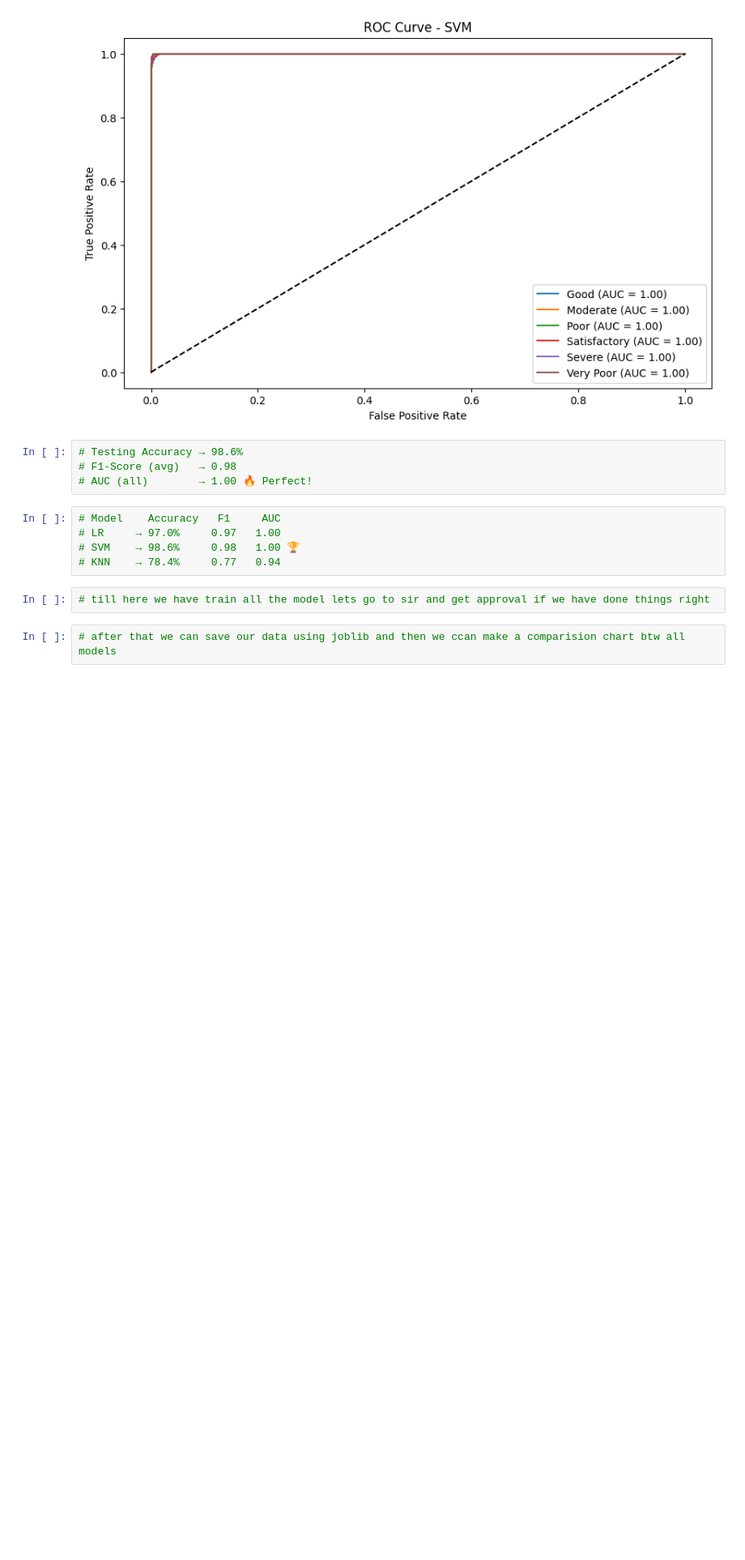
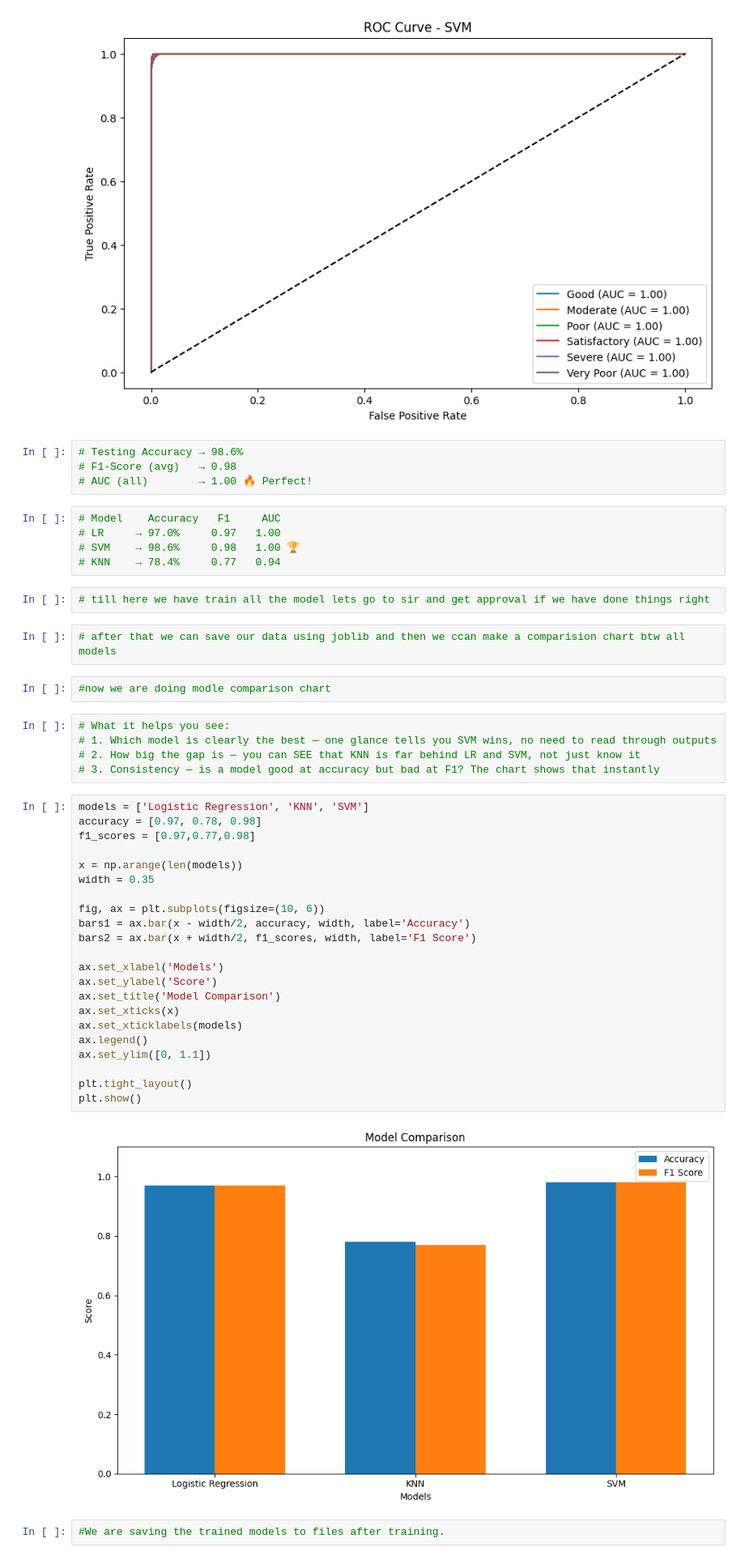
Before and after one commit to harsh-raunchela/AirQuality-Classification, a Jupyter notebook: air_quality_model_training.ipynb, the cells around one changed output. Shown at 81% size. Drawn from its saved outputs; the diff is of its cells as text; blank space fills up the shorter version.

Commit message:
Model comparison chart , saved the model , done the demo testing

```diff
--- a/air_quality_model_training.ipynb
+++ b/air_quality_model_training.ipynb
@@ -472,3 +472,36 @@ plt.show()
 # till here we have train all the model lets go to sir and get approval if we have done things right
 # %%
 # after that we can save our data using joblib and then we ccan make a comparision chart btw all models
+# %%
+#now we are doing modle comparison chart
+# %%
+# What it helps you see:
+# 1. Which model is clearly the best — one glance tells you SVM wins, no need to read through outputs
+# 2. How big the gap is — you can SEE that KNN is far behind LR and SVM, not just know it
+# 3. Consistency — is a model good at accuracy but bad at F1? The chart shows that instantly
+# %%
+models = ['Logistic Regression', 'KNN', 'SVM']
+accuracy = [0.97, 0.78, 0.98]
+f1_scores = [0.97,0.77,0.98]
+
+x = np.arange(len(models))
+width = 0.35
+
+fig, ax = plt.subplots(figsize=(10, 6))
+bars1 = ax.bar(x - width/2, accuracy, width, label='Accuracy')
+bars2 = ax.bar(x + width/2, f1_scores, width, label='F1 Score')
+
+ax.set_xlabel('Models')
+ax.set_ylabel('Score')
+ax.set_title('Model Comparison')
+ax.set_xticks(x)
+ax.set_xticklabels(models)
+ax.legend()
+ax.set_ylim([0, 1.1])
+
+plt.tight_layout()
+plt.show()
+# %% [output]
+[figure, added]
+# %%
+#We are saving the trained models to files after training.
```
Also changed, not shown: parts of 2 cells of this notebook, 6 other files.
